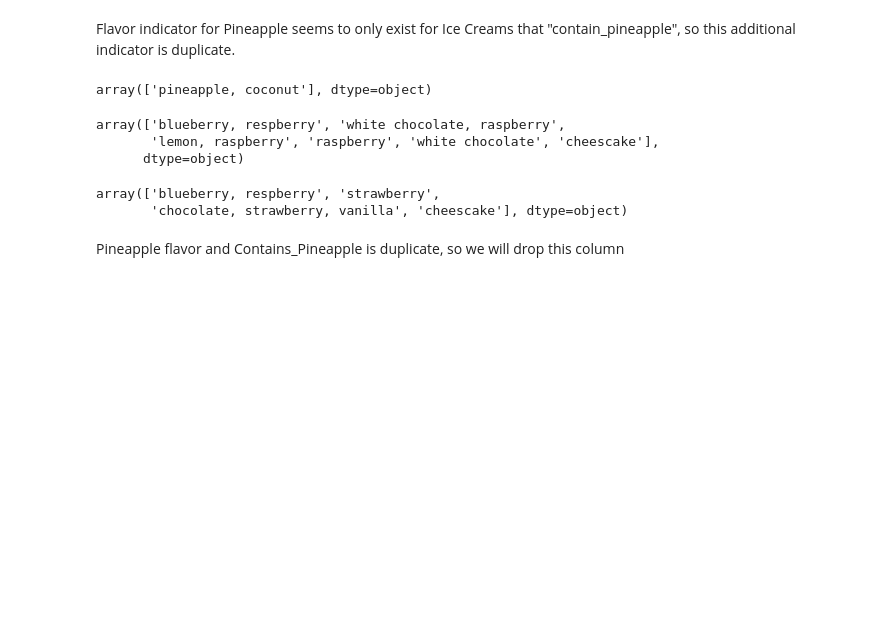
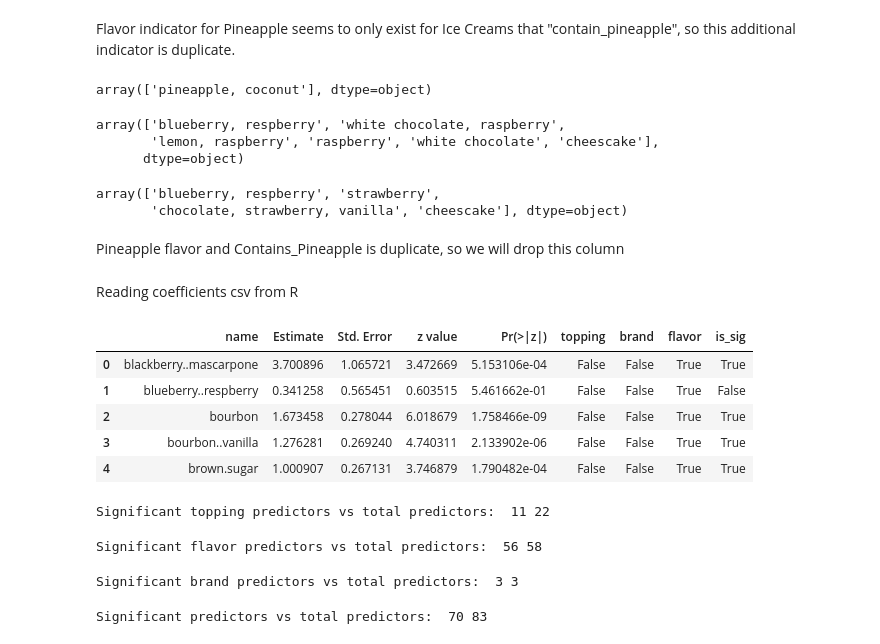
Before and after one commit to anushnap/icecream, a Jupyter notebook: icecream_lasso.ipynb, the cells around one changed output. Saved outputs shown, nothing was run; the diff lists cells and outputs as text; code cells hidden in the pictures; blank space fills up the shorter version.

Commit message:
added coefficient summary

```diff
--- a/icecream_lasso.ipynb
+++ b/icecream_lasso.ipynb
@@ -214,3 +216,25 @@ Pineapple flavor and Contains_Pineapple is duplicate, so we will drop this colum
 selected_df_2 = selected_df.drop(columns = ["contains_pineapple"], axis = 1)
 
 selected_df_2.to_csv('lasso.csv')
+# %% [markdown]
+Reading coefficients csv from R
+# %%
+df_coeff = pd.read_csv("coeff.csv", encoding="latin_1").rename(
+    columns={"Unnamed: 0": "name"}).iloc[1:,:].reset_index(drop = True)
+# %%
+df_coeff["topping"] = ["contains" in coef for coef in df_coeff["name"]]
+
+df_coeff["brand"] = ["brand" in coef for coef in df_coeff["name"]]
+
+df_coeff["flavor"] = (df_coeff["topping"] == False) & (df_coeff["brand"] == False)
+
+df_coeff["is_sig"] = df_coeff["Pr(>|z|)"]  < 0.05
+# %%
+df_coeff.head()
+# %% [output]
+|  | name | Estimate | Std. Error | z value | Pr(>|z|) | topping | brand | flavor | is_sig |
+| 0 | blackberry..mascarpone | 3.700896 | 1.065721 | 3.472669 | 5.153106e-04 | False | False | True | True |
+| 1 | blueberry..respberry | 0.341258 | 0.565451 | 0.603515 | 5.461662e-01 | False | False | True | False |
+| 2 | bourbon | 1.673458 | 0.278044 | 6.018679 | 1.758466e-09 | False | False | True | True |
+| 3 | bourbon..vanilla | 1.276281 | 0.269240 | 4.740311 | 2.133902e-06 | False | False | True | True |
+| 4 | brown.sugar | 1.000907 | 0.267131 | 3.746879 | 1.790482e-04 | False | False | True | True |
@@ -216,0 +245,16 @@ selected_df_2.to_csv('lasso.csv')
+# %%
+print("Significant topping predictors vs total predictors: ", sum(df_coeff.topping_sig), sum(df_coeff.topping))
+# %% [output]
+Significant topping predictors vs total predictors:  11 22
+# %%
+print("Significant flavor predictors vs total predictors: ", sum(df_coeff.flavor_sig), sum(df_coeff.flavor))
+# %% [output]
+Significant flavor predictors vs total predictors:  56 58
+# %%
+print("Significant brand predictors vs total predictors: ", sum(df_coeff.brand_sig), sum(df_coeff.brand))
+# %% [output]
+Significant brand predictors vs total predictors:  3 3
+# %%
+print("Significant predictors vs total predictors: ", sum(df_coeff.is_sig), len(df_coeff))
+# %% [output]
+Significant predictors vs total predictors:  70 83
```
Also changed, not shown: parts of 6 cells of this notebook, 2 other files.
